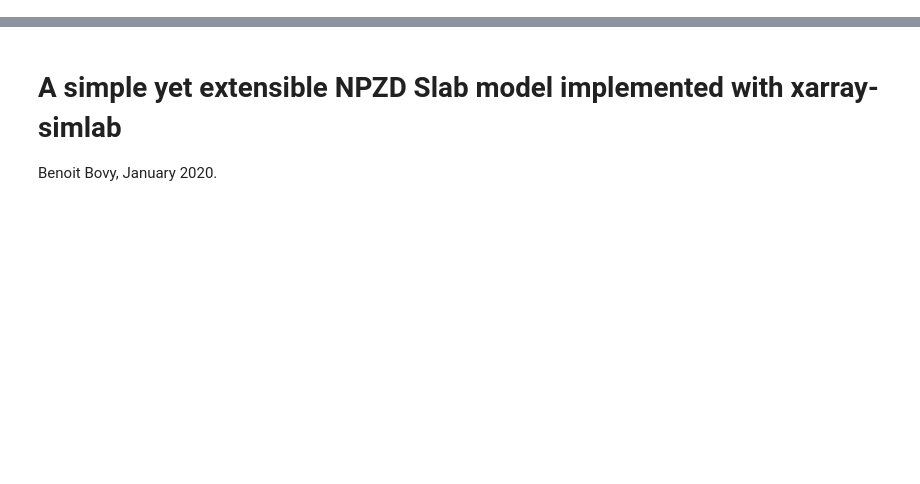
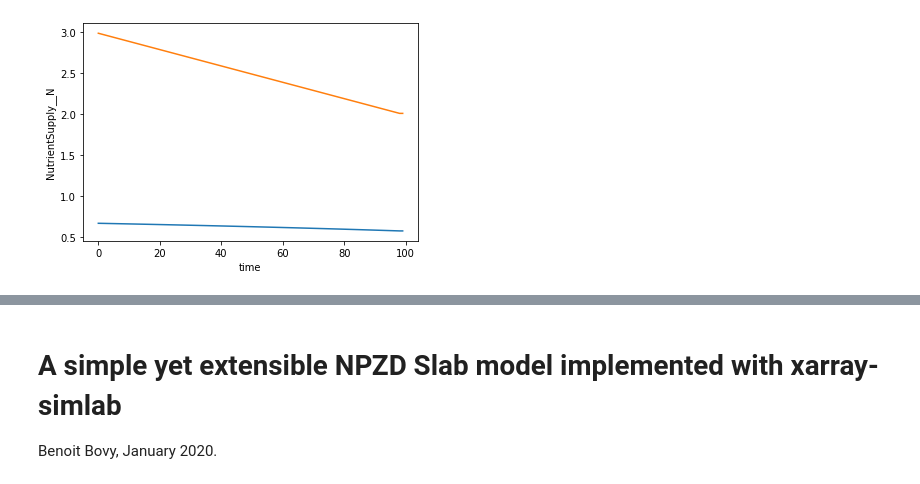
Before and after one commit to ben1post/kaweahcode, a Jupyter notebook: xarray-simlab-experiments/npzd_xsimlab-edit1.ipynb, the cells around one changed output, grey strips where cells are left out. Cells and saved outputs as stored; diff of their text form; code cells hidden in the pictures; blank space fills up the shorter version.

```diff
--- a/xarray-simlab-experiments/npzd_xsimlab-edit1.ipynb
+++ b/xarray-simlab-experiments/npzd_xsimlab-edit1.ipynb
@@ -0,0 +47,17 @@
+# %%
+testX_ds = xs.create_setup(
+     model=XcX,
+     clocks={
+         'time': np.arange(0, 100),
+     },
+     input_vars={
+         'NutrientSupply__N': 3,
+         'MMUptake__halfsat': 1.5
+     },
+     output_vars={
+         'MMUptake__Uptake': 'time',
+         'NutrientSupply__N': 'time'
+     }
+ )
+# %%
+outestX_ds = testX_ds.xsimlab.run(model=XcX)
@@ -0,0 +75,6 @@
+# %%
+outestX_ds.MMUptake__Uptake.plot()
+outestX_ds.NutrientSupply__N.plot()
+plt.show()
+# %% [output]
+[figure, added]
```
Also changed, not shown: parts of 53 cells of this notebook, 1 other file.
